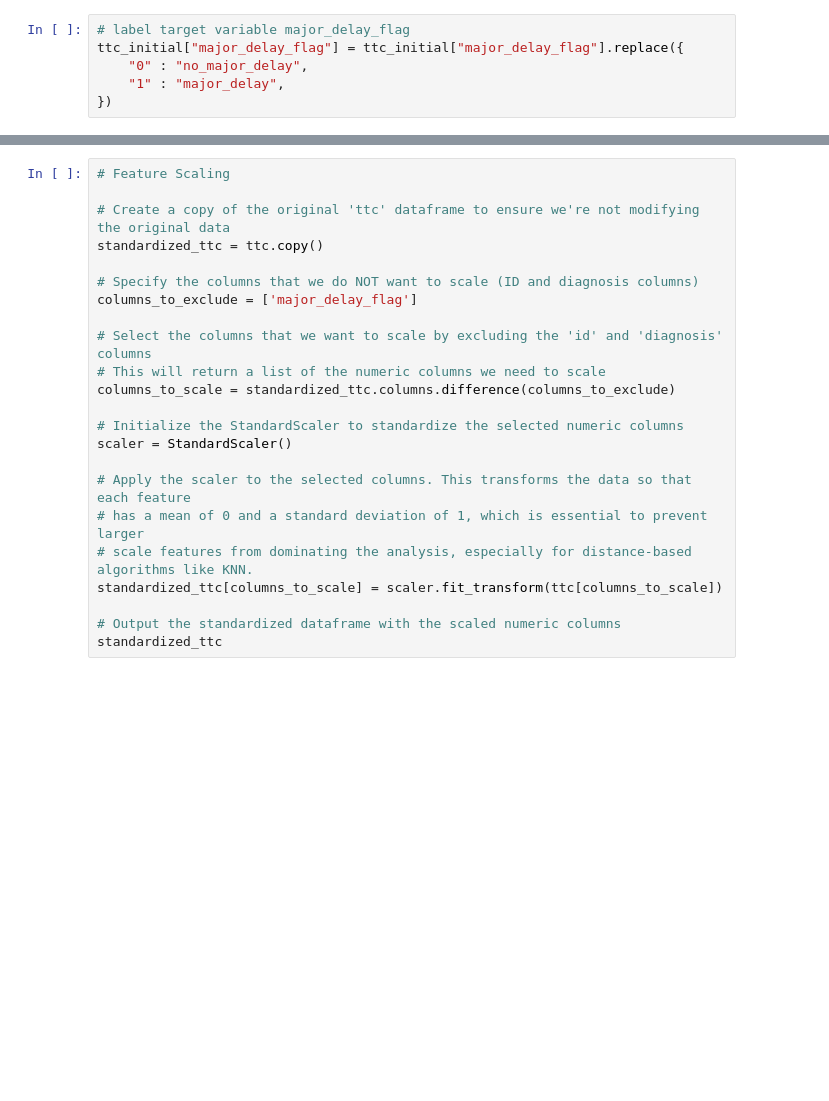
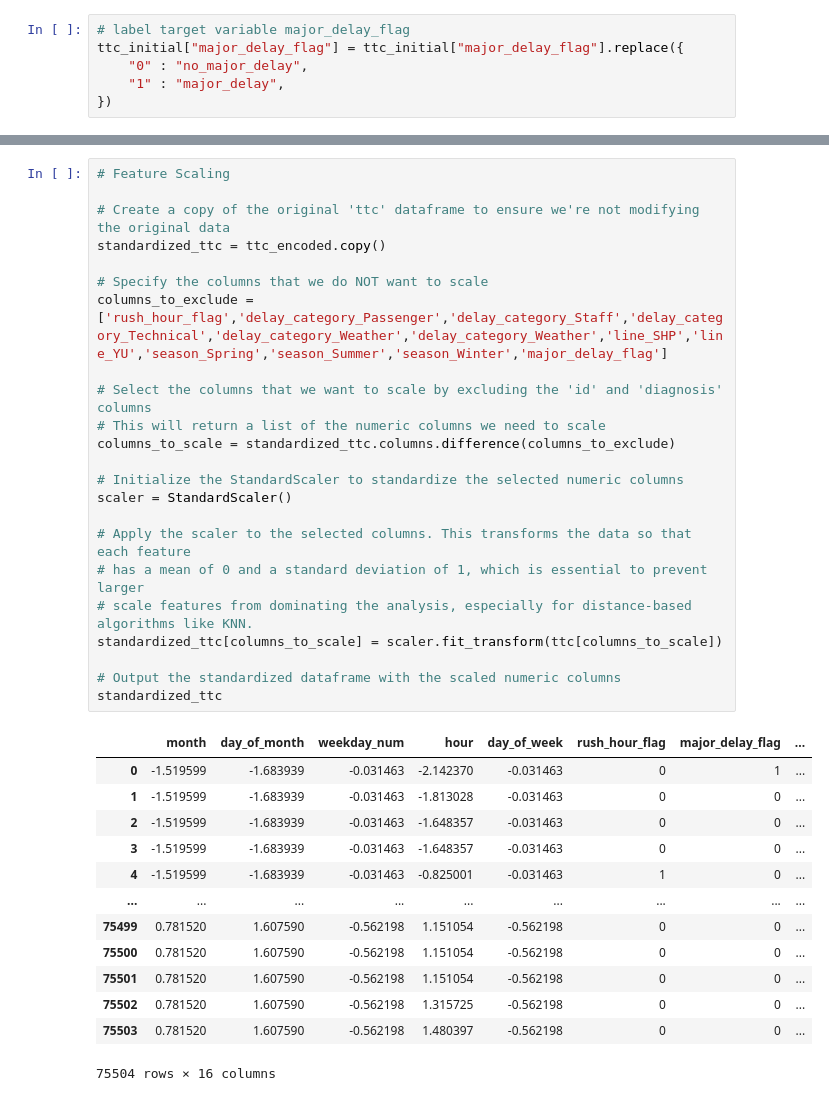
Before and after one commit to shahab-malik748/ml13-ttc-delays-project, a Jupyter notebook: src_files/Classification.ipynb, the cells around one changed output, grey strips where cells are left out. Drawn from its saved outputs; the diff is of its cells as text; blank space fills up the shorter version.

```diff
--- a/src_files/Classification.ipynb
+++ b/src_files/Classification.ipynb
@@ -41,23 +82,37 @@ ttc=ttc_initial[['month','day_of_month','hour','day_of_week','line','major_delay
 # %%
 # Feature Scaling
 
 # Create a copy of the original 'ttc' dataframe to ensure we're not modifying the original data
-standardized_ttc = ttc.copy()
+standardized_ttc = ttc_encoded.copy()
 
-# Specify the columns that we do NOT want to scale (ID and diagnosis columns)
-columns_to_exclude = ['major_delay_flag']
+# Specify the columns that we do NOT want to scale
+columns_to_exclude = ['rush_hour_flag','delay_category_Passenger','delay_category_Staff','delay_category_Technical','delay_category_Weather','delay_category_Weather','line_SHP','line_YU','season_Spring','season_Summer','season_Winter','major_delay_flag']
 
 # Select the columns that we want to scale by excluding the 'id' and 'diagnosis' columns
 # This will return a list of the numeric columns we need to scale
 columns_to_scale = standardized_ttc.columns.difference(columns_to_exclude)
 
 # Initialize the StandardScaler to standardize the selected numeric columns
 scaler = StandardScaler()
 
 # Apply the scaler to the selected columns. This transforms the data so that each feature
 # has a mean of 0 and a standard deviation of 1, which is essential to prevent larger
 # scale features from dominating the analysis, especially for distance-based algorithms like KNN.
 standardized_ttc[columns_to_scale] = scaler.fit_transform(ttc[columns_to_scale])
 
 # Output the standardized dataframe with the scaled numeric columns
 standardized_ttc
+# %% [output]
+|  | month | day_of_month | weekday_num | hour | day_of_week | rush_hour_flag | major_delay_flag | ... |
+| 0 | -1.519599 | -1.683939 | -0.031463 | -2.142370 | -0.031463 | 0 | 1 | ... |
+| 1 | -1.519599 | -1.683939 | -0.031463 | -1.813028 | -0.031463 | 0 | 0 | ... |
+| 2 | -1.519599 | -1.683939 | -0.031463 | -1.648357 | -0.031463 | 0 | 0 | ... |
+| 3 | -1.519599 | -1.683939 | -0.031463 | -1.648357 | -0.031463 | 0 | 0 | ... |
+| 4 | -1.519599 | -1.683939 | -0.031463 | -0.825001 | -0.031463 | 1 | 0 | ... |
+| ... | ... | ... | ... | ... | ... | ... | ... | ... |
+| 75499 | 0.781520 | 1.607590 | -0.562198 | 1.151054 | -0.562198 | 0 | 0 | ... |
+| 75500 | 0.781520 | 1.607590 | -0.562198 | 1.151054 | -0.562198 | 0 | 0 | ... |
+| 75501 | 0.781520 | 1.607590 | -0.562198 | 1.151054 | -0.562198 | 0 | 0 | ... |
+| 75502 | 0.781520 | 1.607590 | -0.562198 | 1.315725 | -0.562198 | 0 | 0 | ... |
+| 75503 | 0.781520 | 1.607590 | -0.562198 | 1.480397 | -0.562198 | 0 | 0 | ... |
+75504 rows × 16 columns
```
Also changed, not shown: parts of 5 cells of this notebook.
